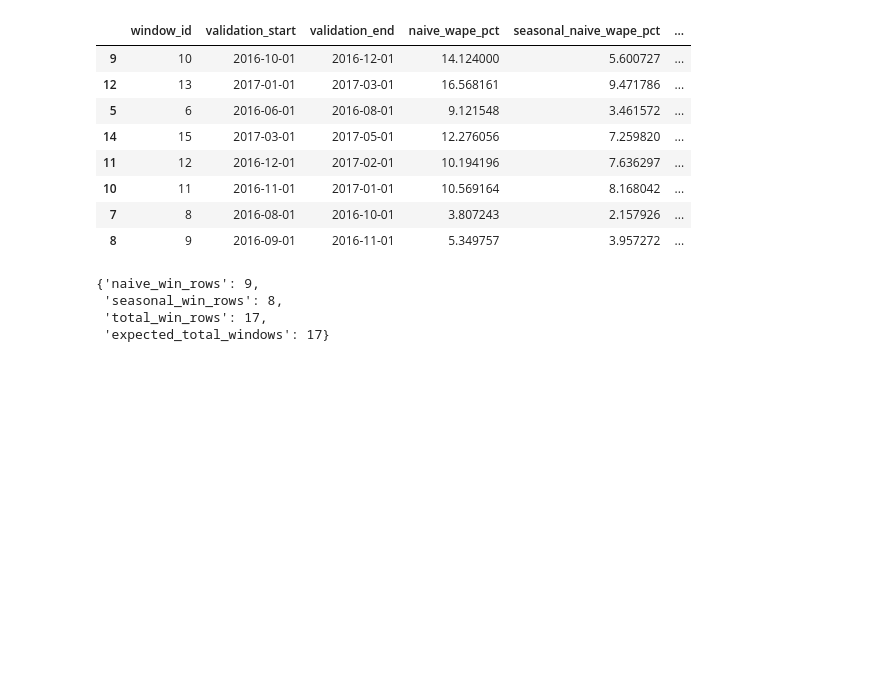
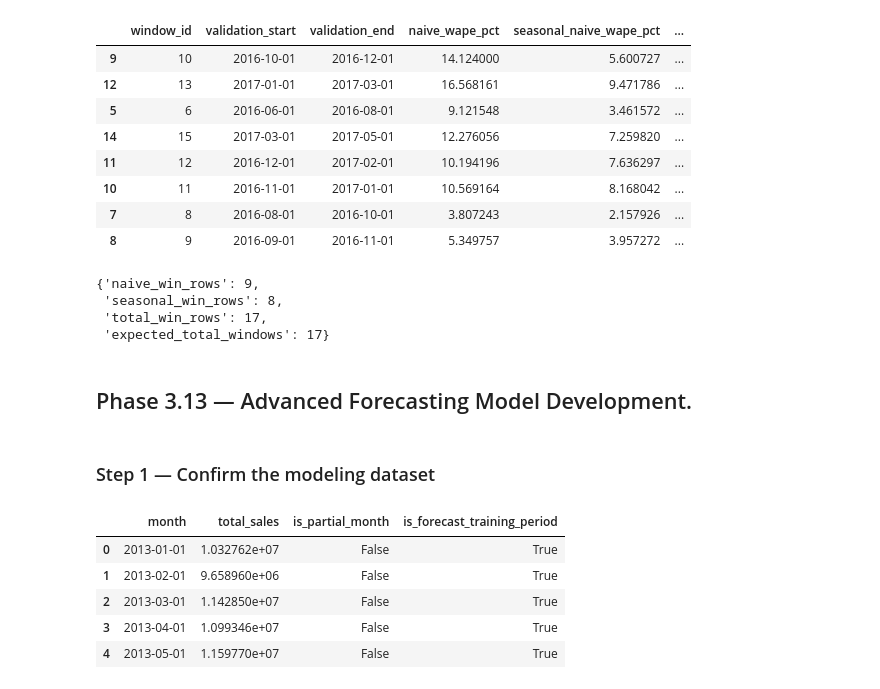
Before and after one commit to Abu-Hozaifa-Retail-Analyst/retail-sales-forecasting, a Jupyter notebook: notebooks/01_data_quality/02_initial_data_profiling.ipynb, the cells around one changed output. Drawn from its saved outputs; the diff is of its cells as text; code cells hidden in the pictures; blank space fills up the shorter version.

```diff
--- a/notebooks/01_data_quality/02_initial_data_profiling.ipynb
+++ b/notebooks/01_data_quality/02_initial_data_profiling.ipynb
@@ -9993,3 +9993,27 @@ win_magnitude_qa
  'seasonal_win_rows': 8,
  'total_win_rows': 17,
  'expected_total_windows': 17}
+# %% [markdown]
+## Phase 3.13 — Advanced Forecasting Model Development.
+# %% [markdown]
+### Step 1 — Confirm the modeling dataset
+# %%
+# Phase 3.13.1 — Confirm modeling dataset
+
+modeling_data = monthly_ts[
+    [
+        "month",
+        "total_sales",
+        "is_partial_month",
+        "is_forecast_training_period"
+    ]
+].copy()
+
+modeling_data.head()
+# %% [output]
+|  | month | total_sales | is_partial_month | is_forecast_training_period |
+| 0 | 2013-01-01 | 1.032762e+07 | False | True |
+| 1 | 2013-02-01 | 9.658960e+06 | False | True |
+| 2 | 2013-03-01 | 1.142850e+07 | False | True |
+| 3 | 2013-04-01 | 1.099346e+07 | False | True |
+| 4 | 2013-05-01 | 1.159770e+07 | False | True |
```
Also changed, not shown: parts of 23 cells of this notebook, 1 other file.
